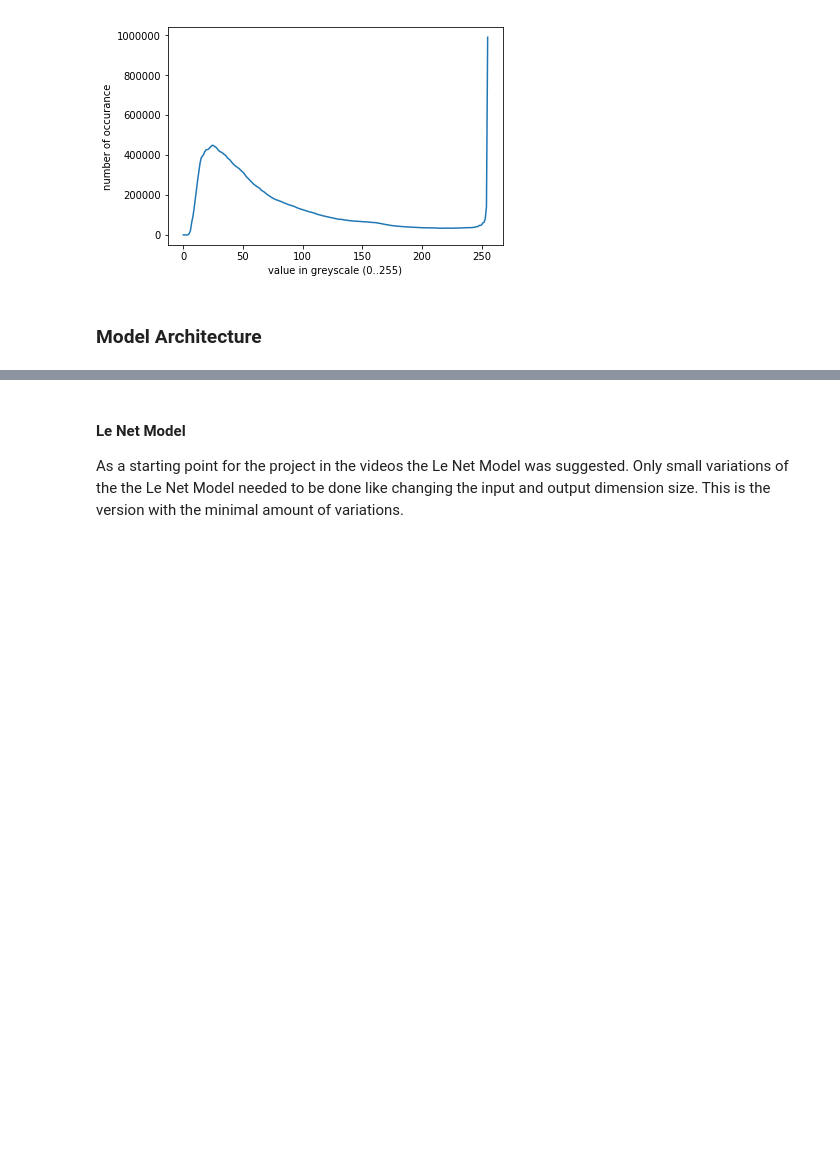
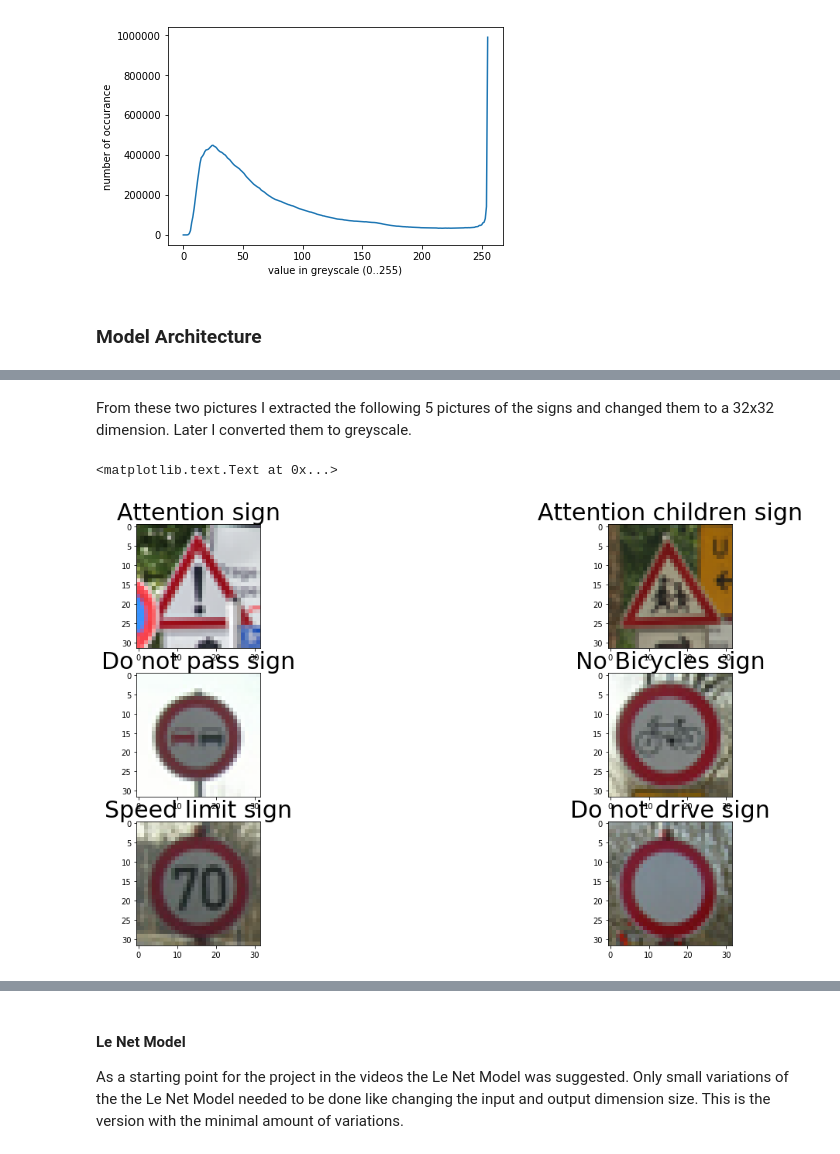
Before and after one commit to joergsimon/SDCND-Term1-TrafficSign, a Jupyter notebook: Traffic_Sign_Classifier.ipynb, the cells around one changed output, grey strips where cells are left out. Saved outputs shown, nothing was run; the diff lists cells and outputs as text; code cells hidden in the pictures; blank space fills up the shorter version.

```diff
--- a/Traffic_Sign_Classifier.ipynb
+++ b/Traffic_Sign_Classifier.ipynb
@@ -309,0 +573,31 @@ def debug_dim(thingwithshape, is_debug_on):
+# %% [markdown]
+From these two pictures I extracted the following 5 pictures of the signs and changed them to a 32x32 dimension. Later I converted them to greyscale.
+# %%
+f, axarr = plt.subplots(3, 2, figsize=(20,10))
+
+image = mpimg.imread('images/attention.png')
+axarr[0, 0].imshow(image)
+axarr[0, 0].set_title('Attention sign', fontsize=30)
+
+image = mpimg.imread('images/attention_children.png')
+axarr[0, 1].imshow(image)
+axarr[0, 1].set_title('Attention children sign', fontsize=30)
+
+image = mpimg.imread('images/do_no_pass.png')
+axarr[1, 0].imshow(image)
+axarr[1, 0].set_title('Do not pass sign', fontsize=30) # Gandalf!
+
+image = mpimg.imread('images/no_bicycles.png')
+axarr[1, 1].imshow(image)
+axarr[1, 1].set_title('No Bicycles sign', fontsize=30)
+
+image = mpimg.imread('images/speed_limit.png')
+axarr[2, 0].imshow(image)
+axarr[2, 0].set_title('Speed limit sign', fontsize=30)
+
+image = mpimg.imread('images/do_not_drive.png')
+axarr[2, 1].imshow(image)
+axarr[2, 1].set_title('Do not drive sign', fontsize=30)
+# %% [output]
+<matplotlib.text.Text at 0x...>
+[figure, added]
```
Also changed, not shown: parts of 72 cells of this notebook, 3 other files.
